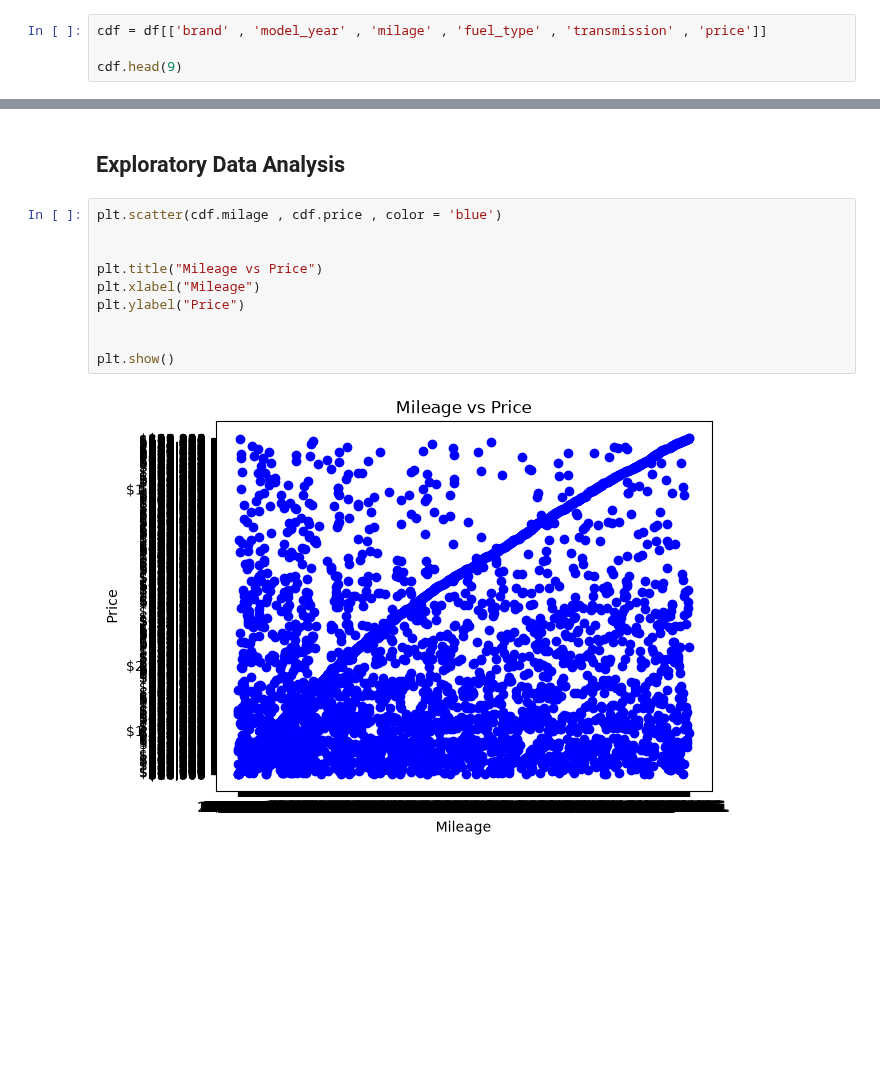
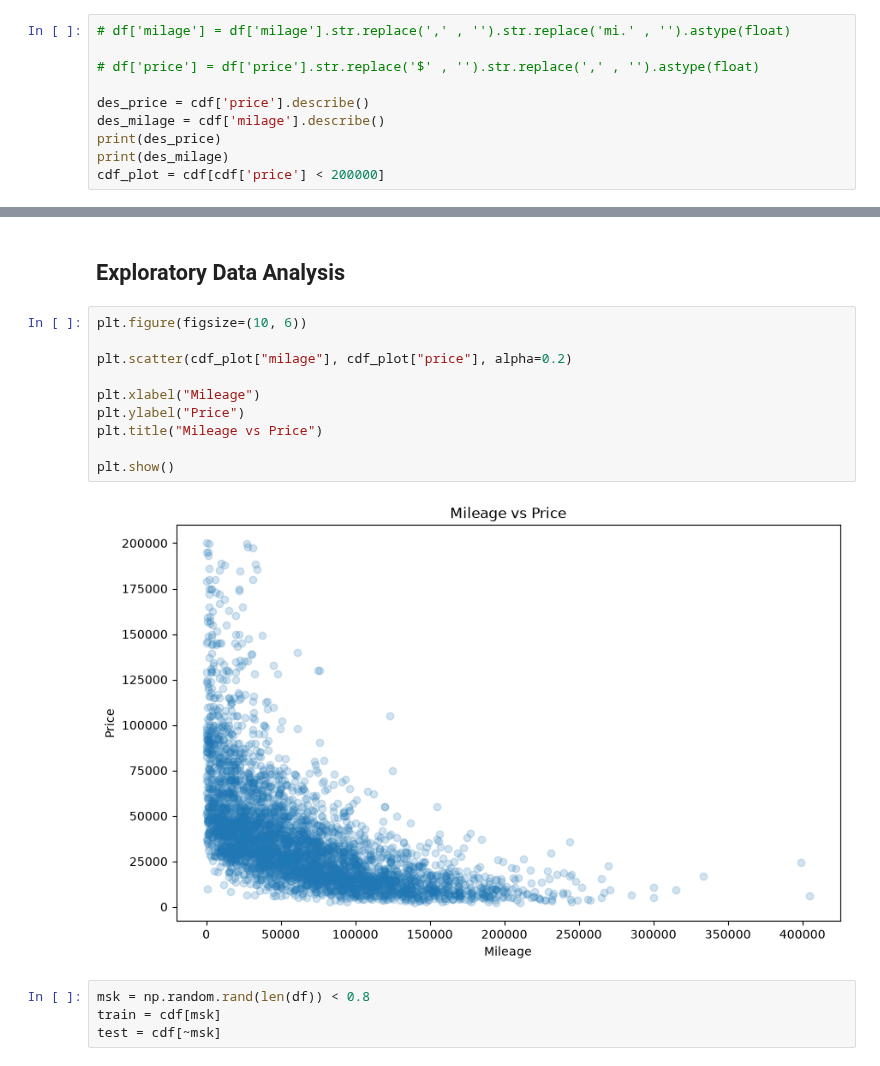
Before and after one commit to Mobin-Madadi/car-price-prediction-ml, a Jupyter notebook: notebooks/car_price_prediction.ipynb, the cells around one changed output, grey strips where cells are left out. Cells and saved outputs as stored; diff of their text form; blank space fills up the shorter version.

Commit message:
Exploratory Data Analysis & Train\split

```diff
--- a/notebooks/car_price_prediction.ipynb
+++ b/notebooks/car_price_prediction.ipynb
@@ -36,7 +38,13 @@ df.describe()
 # %% [markdown]
 ## Data Cleaning
 # %%
-cdf = df[['brand' , 'model_year' , 'milage' , 'fuel_type' , 'transmission' , 'price']]
+# df['milage'] = df['milage'].str.replace(',' , '').str.replace('mi.' , '').astype(float)
 
-cdf.head(9)
+# df['price'] = df['price'].str.replace('$' , '').str.replace(',' , '').astype(float)
+
+des_price = cdf['price'].describe()
+des_milage = cdf['milage'].describe()
+print(des_price)
+print(des_milage)
+cdf_plot = cdf[cdf['price'] < 200000]
 # %% [output]
@@ -53,14 +69,18 @@ cdf.head(9)
 # %% [markdown]
 ## Exploratory Data Analysis
 # %%
-plt.scatter(cdf.milage , cdf.price , color = 'blue')
+plt.figure(figsize=(10, 6))
 
+plt.scatter(cdf_plot["milage"], cdf_plot["price"], alpha=0.2)
 
-plt.title("Mileage vs Price")
 plt.xlabel("Mileage")
 plt.ylabel("Price")
-
+plt.title("Mileage vs Price")
 
 plt.show()
 # %% [output]
-[figure, old version]
+[figure, new version]
+# %%
+msk = np.random.rand(len(df)) < 0.8
+train = cdf[msk]
+test = cdf[~msk]
```
Also changed, not shown: parts of 3 cells of this notebook.
